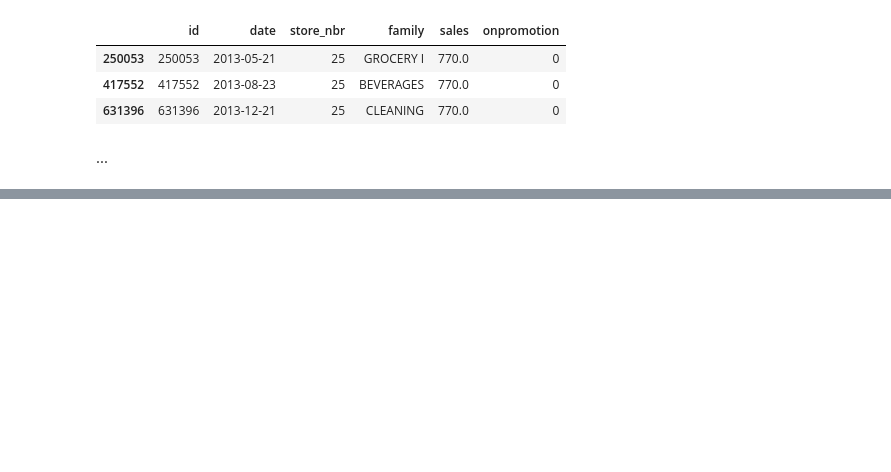
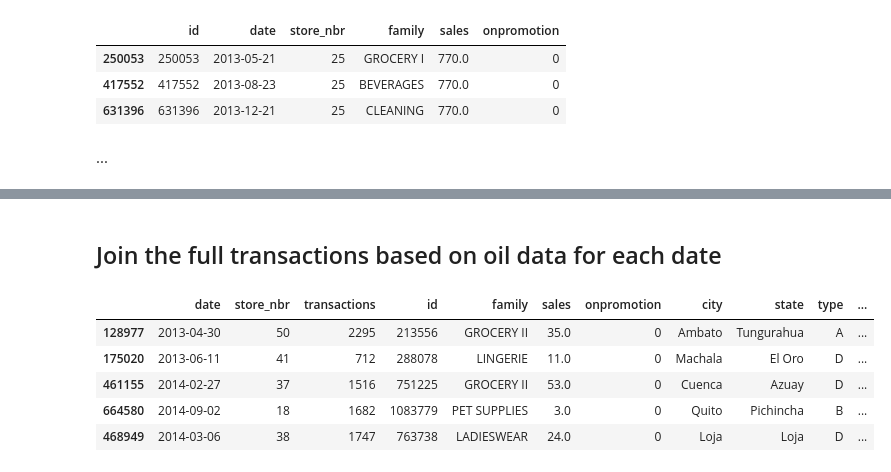
Before and after one commit to aaronayitey/LP3-Time-Series-Analysis, a Jupyter notebook: code.ipynb, the cells around one changed output, grey strips where cells are left out. Drawn from its saved outputs; the diff is of its cells as text; code cells hidden in the pictures; blank space fills up the shorter version.

```diff
--- a/code.ipynb
+++ b/code.ipynb
@@ -115,0 +153,12 @@ train[(train['sales'] == 770) & (train['store_nbr'] == 25) ]
+# %% [markdown]
+## Join the full transactions based on oil data for each date
+# %%
+result1= pd.merge(result, oil, on='date', how='inner')
+result1.sample(5)
+# %% [output]
+|  | date | store_nbr | transactions | id | family | sales | onpromotion | city | state | type | ... |
+| 128977 | 2013-04-30 | 50 | 2295 | 213556 | GROCERY II | 35.0 | 0 | Ambato | Tungurahua | A | ... |
+| 175020 | 2013-06-11 | 41 | 712 | 288078 | LINGERIE | 11.0 | 0 | Machala | El Oro | D | ... |
+| 461155 | 2014-02-27 | 37 | 1516 | 751225 | GROCERY II | 53.0 | 0 | Cuenca | Azuay | D | ... |
+| 664580 | 2014-09-02 | 18 | 1682 | 1083779 | PET SUPPLIES | 3.0 | 0 | Quito | Pichincha | B | ... |
+| 468949 | 2014-03-06 | 38 | 1747 | 763738 | LADIESWEAR | 24.0 | 0 | Loja | Loja | D | ... |
```
Also changed, not shown: parts of 18 cells of this notebook.
